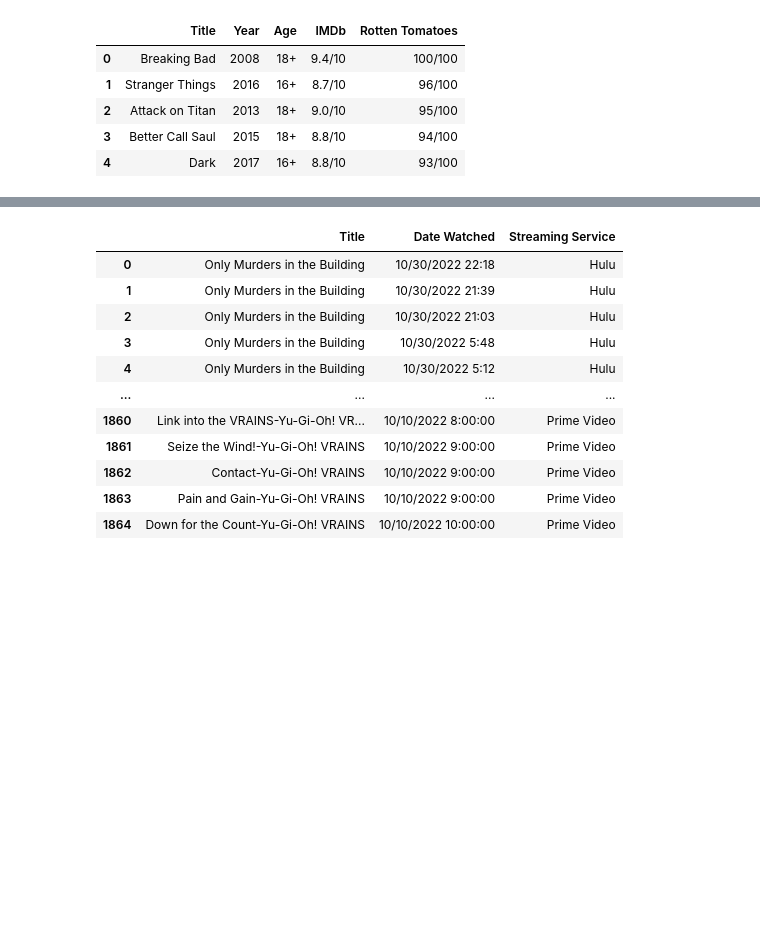
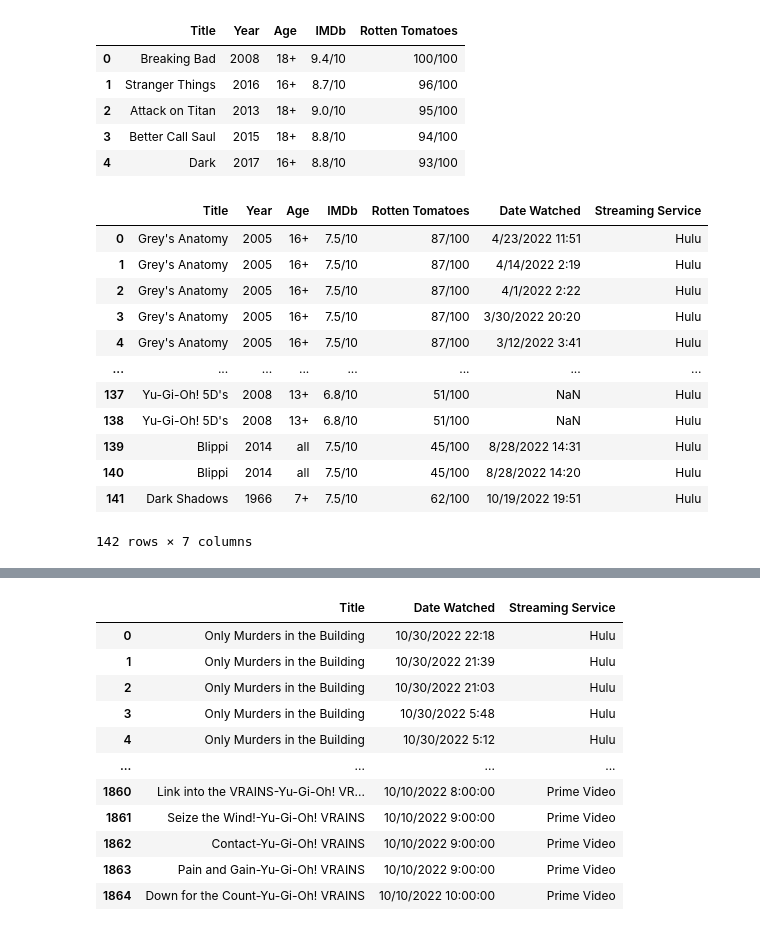
Before and after one commit to istarlet/netflix_viewing_habits, a Jupyter notebook: streaming_data.ipynb, the cells around one changed output, grey strips where cells are left out. Drawn from its saved outputs; the diff is of its cells as text; code cells hidden in the pictures; blank space fills up the shorter version.

Commit message:
Playing with data

```diff
--- a/streaming_data.ipynb
+++ b/streaming_data.ipynb
@@ -296,3 +296,21 @@ streaming_data.head()
 | 2 | Attack on Titan | 2013 | 18+ | 9.0/10 | 95/100 |
 | 3 | Better Call Saul | 2015 | 18+ | 8.8/10 | 94/100 |
 | 4 | Dark | 2017 | 16+ | 8.8/10 | 93/100 |
+# %%
+streaming_data_combined = pd.merge(streaming_data, hulu, how="inner", on="Title")
+
+streaming_data_combined
+# %% [output]
+|  | Title | Year | Age | IMDb | Rotten Tomatoes | Date Watched | Streaming Service |
+| 0 | Grey's Anatomy | 2005 | 16+ | 7.5/10 | 87/100 | 4/23/2022 11:51 | Hulu |
+| 1 | Grey's Anatomy | 2005 | 16+ | 7.5/10 | 87/100 | 4/14/2022 2:19 | Hulu |
+| 2 | Grey's Anatomy | 2005 | 16+ | 7.5/10 | 87/100 | 4/1/2022 2:22 | Hulu |
+| 3 | Grey's Anatomy | 2005 | 16+ | 7.5/10 | 87/100 | 3/30/2022 20:20 | Hulu |
+| 4 | Grey's Anatomy | 2005 | 16+ | 7.5/10 | 87/100 | 3/12/2022 3:41 | Hulu |
+| ... | ... | ... | ... | ... | ... | ... | ... |
+| 137 | Yu-Gi-Oh! 5D's | 2008 | 13+ | 6.8/10 | 51/100 | NaN | Hulu |
+| 138 | Yu-Gi-Oh! 5D's | 2008 | 13+ | 6.8/10 | 51/100 | NaN | Hulu |
+| 139 | Blippi | 2014 | all | 7.5/10 | 45/100 | 8/28/2022 14:31 | Hulu |
+| 140 | Blippi | 2014 | all | 7.5/10 | 45/100 | 8/28/2022 14:20 | Hulu |
+| 141 | Dark Shadows | 1966 | 7+ | 7.5/10 | 62/100 | 10/19/2022 19:51 | Hulu |
+142 rows × 7 columns
```
Also changed, not shown: parts of 3 cells of this notebook.
